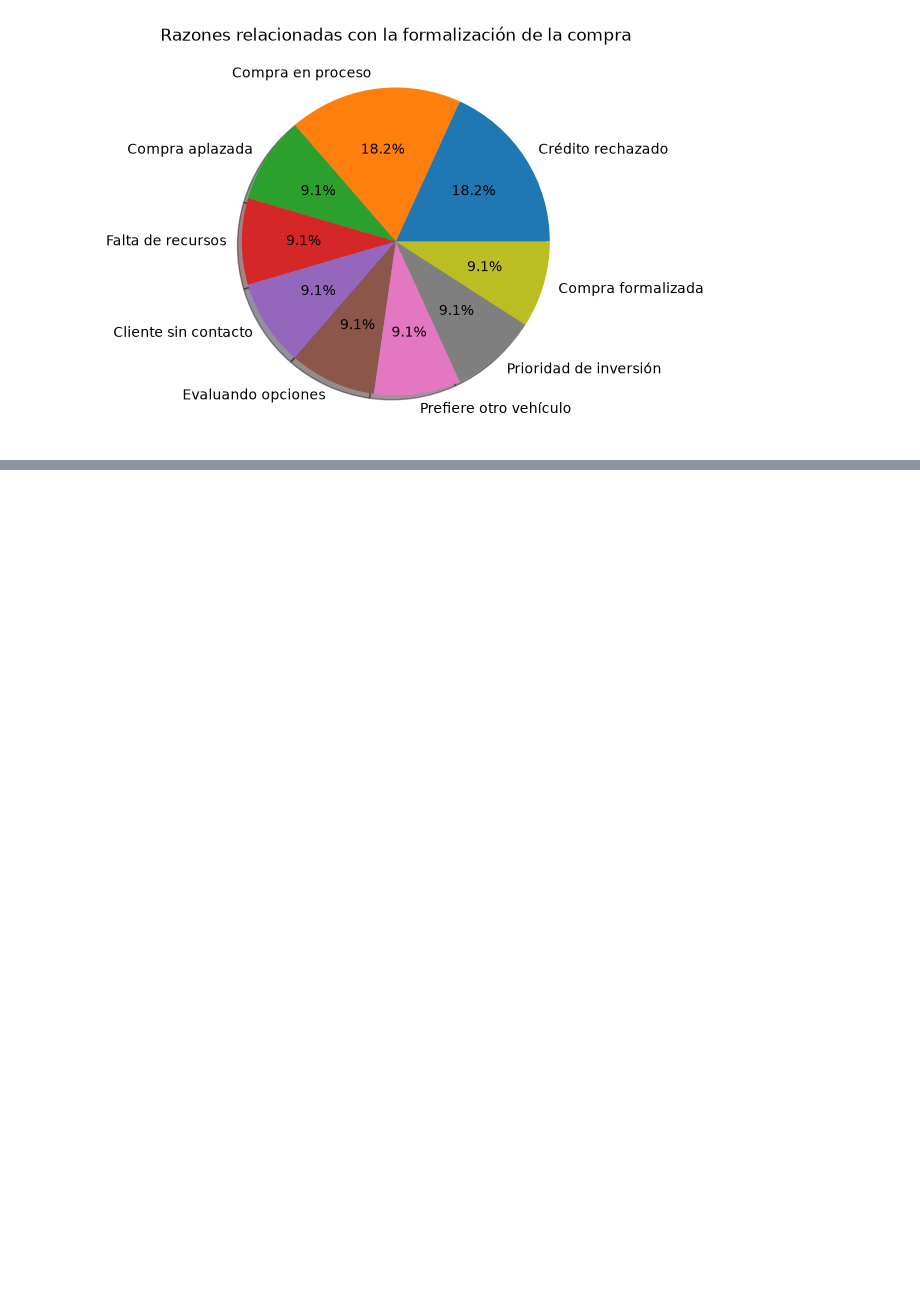
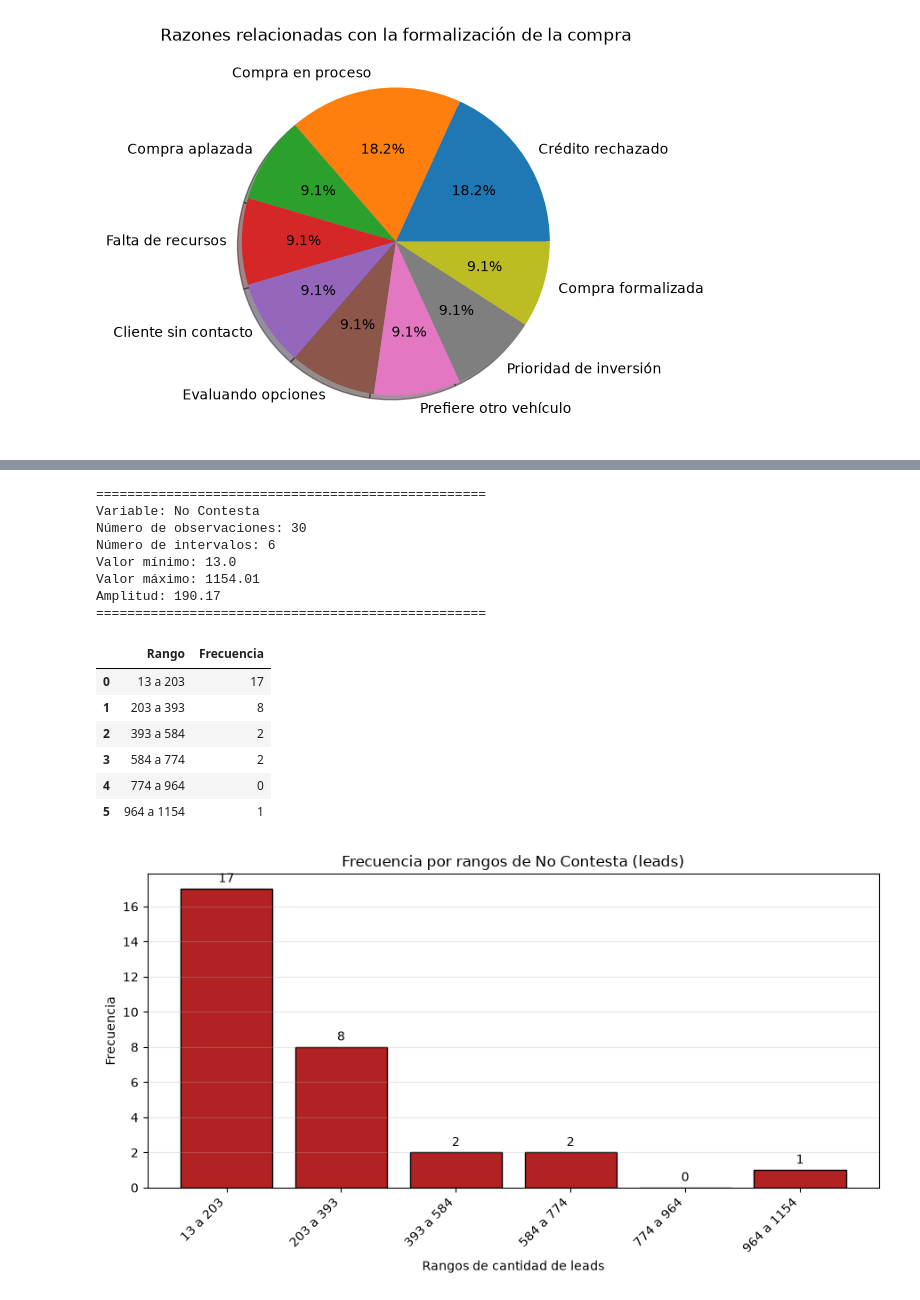
Before and after one commit to pats-pdf/1.-Extracci-n-de-Datos, a Jupyter notebook: Extracción_de_Características/Actividad 4.1/4_Extracción_de_Características.ipynb, the cells around one changed output, grey strips where cells are left out. Saved outputs shown, nothing was run; the diff lists cells and outputs as text; code cells hidden in the pictures; blank space fills up the shorter version.

```diff
--- a/Extracción_de_Características/Actividad 4.1/4_Extracción_de_Características.ipynb
+++ b/Extracción_de_Características/Actividad 4.1/4_Extracción_de_Características.ipynb
@@ -643,0 +903,22 @@ Text(0.5, 1.0, 'Razones relacionadas con la formalización de la compra')
+# %%
+tabla_no_contesta = analizar_sturges(
+    leads_sturges,
+    "No Contesta"
+)
+# %% [output]
+==================================================
+Variable: No Contesta
+Número de observaciones: 30
+Número de intervalos: 6
+Valor mínimo: 13.0
+Valor máximo: 1154.01
+Amplitud: 190.17
+==================================================
+|  | Rango | Frecuencia |
+| 0 | 13 a 203 | 17 |
+| 1 | 203 a 393 | 8 |
+| 2 | 393 a 584 | 2 |
+| 3 | 584 a 774 | 2 |
+| 4 | 774 a 964 | 0 |
+| 5 | 964 a 1154 | 1 |
+[figure, added]
```
Also changed, not shown: parts of 13 cells of this notebook, 1 other file.
